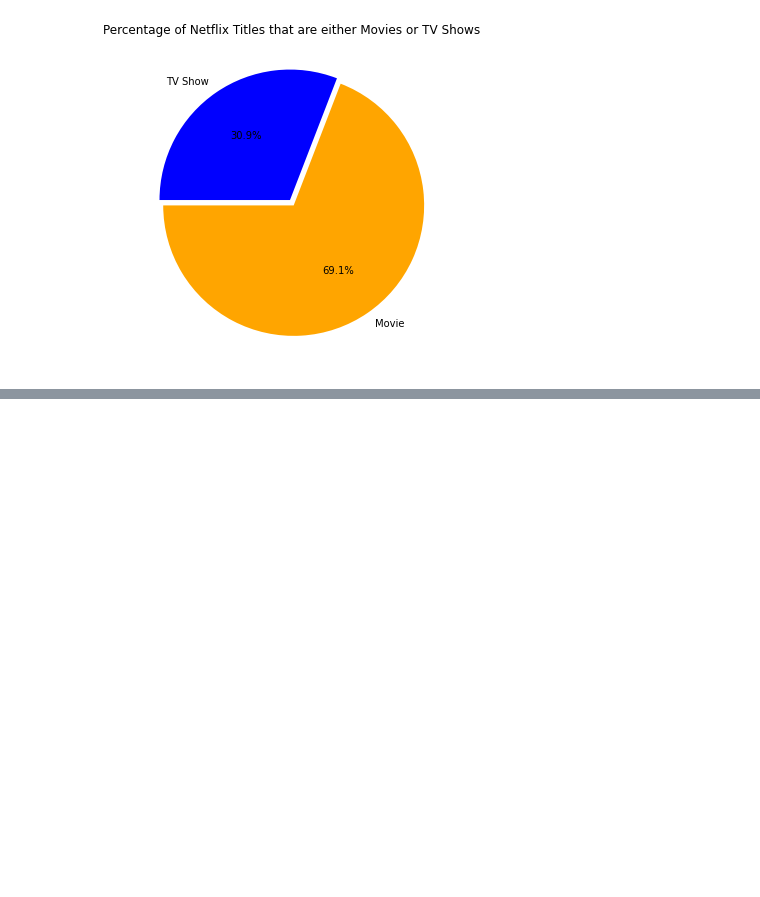
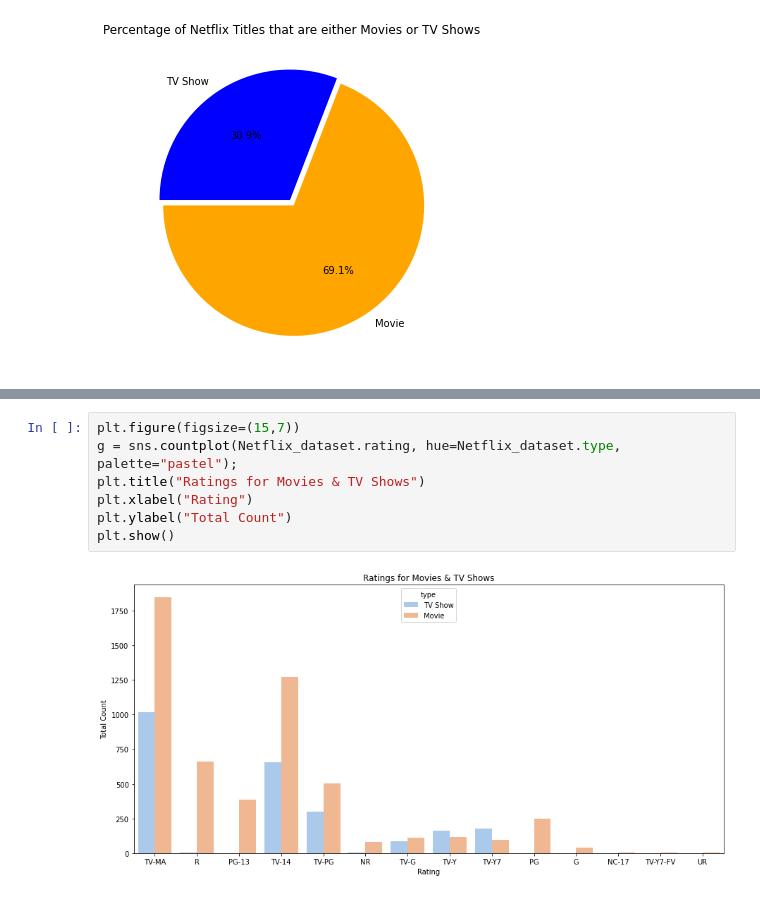
Before and after one commit to PankajBGadge/Cardiovascular-Risk-Prediction, a Jupyter notebook: NETFLIX_MOVIES_AND_TV_SHOWS_CLUSTERING.ipynb, the cells around one changed output, grey strips where cells are left out. Drawn from its saved outputs; the diff is of its cells as text; blank space fills up the shorter version.

```diff
--- a/NETFLIX_MOVIES_AND_TV_SHOWS_CLUSTERING.ipynb
+++ b/NETFLIX_MOVIES_AND_TV_SHOWS_CLUSTERING.ipynb
@@ -151,0 +243,9 @@ plt.show()
+# %%
+plt.figure(figsize=(15,7))
+g = sns.countplot(Netflix_dataset.rating, hue=Netflix_dataset.type, palette="pastel");
+plt.title("Ratings for Movies & TV Shows")
+plt.xlabel("Rating")
+plt.ylabel("Total Count")
+plt.show()
+# %% [output]
+[figure, added]
```
Also changed, not shown: parts of 50 cells of this notebook.
